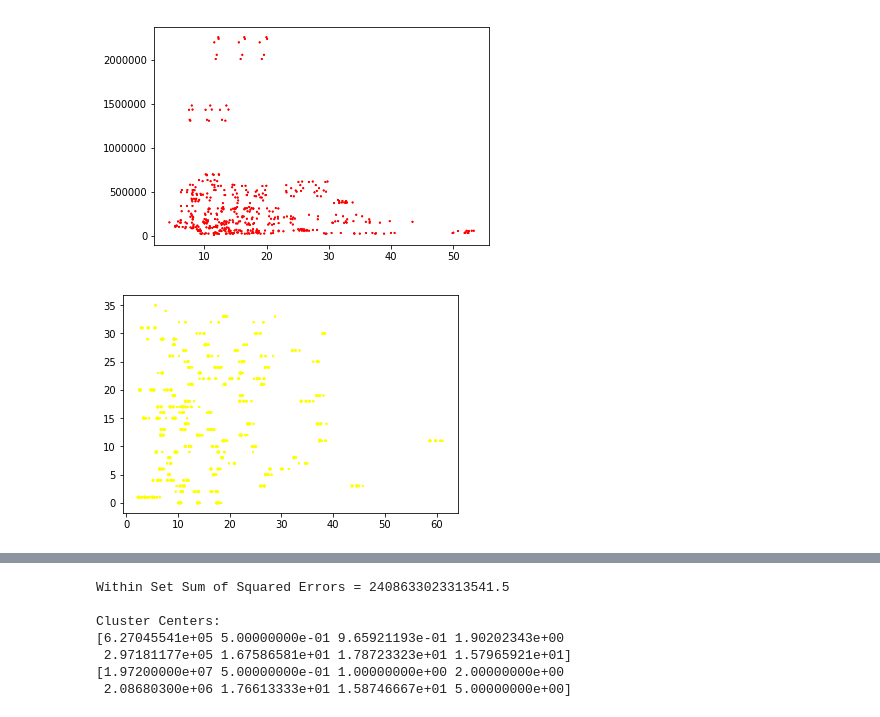
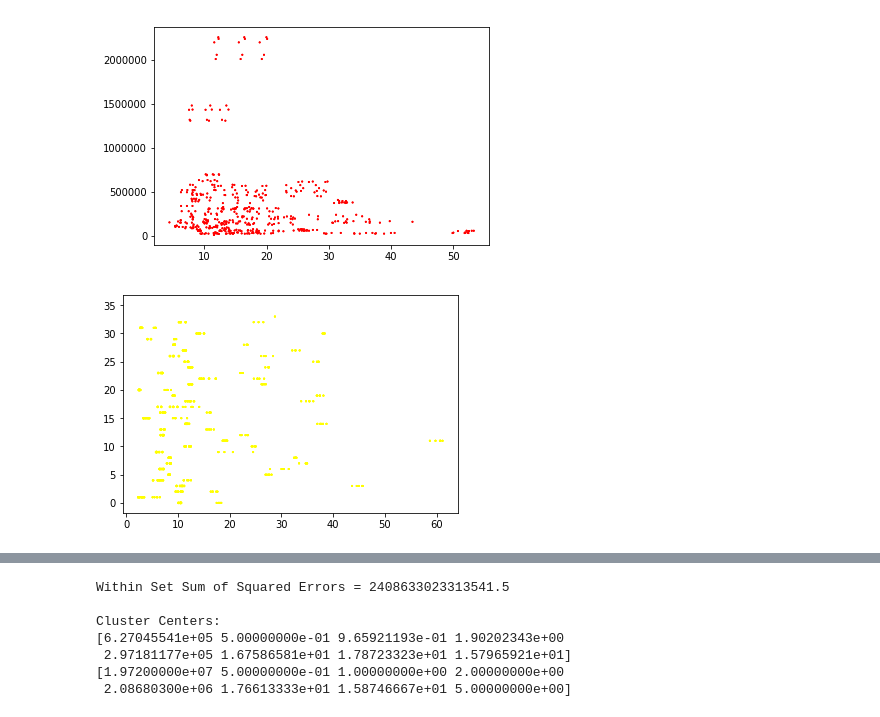
Before and after one commit to zalak2501/BDAS-Compsci722, a Jupyter notebook: Modelling- clustering.ipynb, the cells around one changed output, grey strips where cells are left out. Drawn from its saved outputs; the diff is of its cells as text; code cells hidden in the pictures.

```diff
--- a/Modelling-using clustering.ipynb
+++ b/Modelling- clustering.ipynb
@@ -402,10 +402,12 @@ z1=plt.scatter(finalp.se_value,finalp.Cost,s=finalp.Impexp_Index,c="Red") #x=se,
 # %% [output]
 [figure]
 # %%
-z2=plt.scatter(finalp.pte_value,finalp.Country_Index,s=finalp.TIME_Index,c="Yellow") #x=pte,y=Country
+z2=plt.scatter(finalp.pte_value,finalp.Country_Index,s=finalp.Sex_Index,c="Yellow") #x=pte,y=Country
                                                                                      #and time is given to s
+
+    #shows that part-time employment rate mostly is less than 30 % in most countries
 # %% [output]
-[figure, old version]
+[figure, new version]
 # %%
 #dataset2
 import pandas as pd
```
Also changed, not shown: parts of 5 cells of this notebook.
